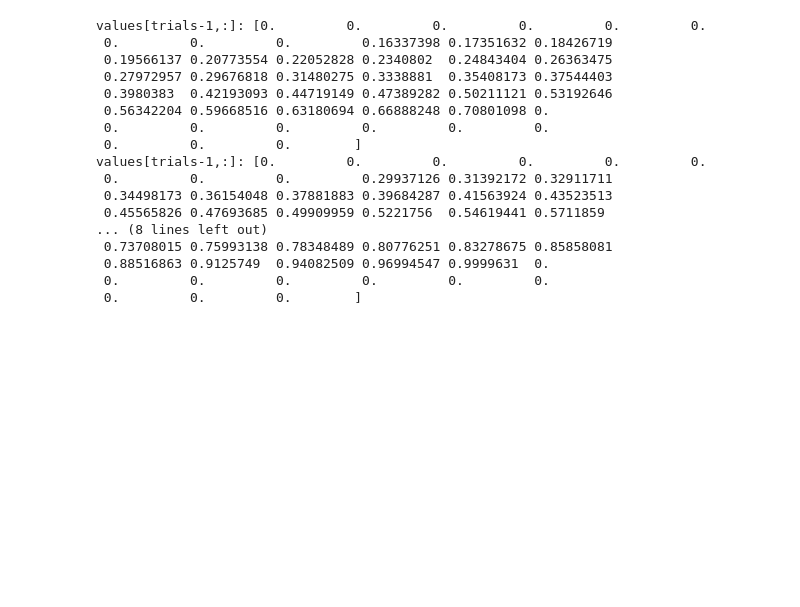
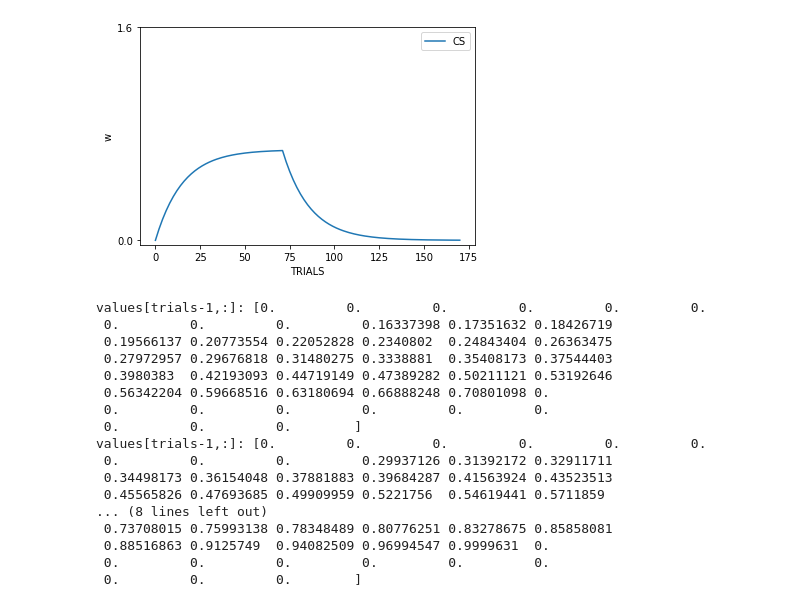
Before and after one commit to RongpingZhou/Classical_Conditioning, a Jupyter notebook: chapter14_paper.ipynb, the cells around one changed output. Saved outputs shown, nothing was run; the diff lists cells and outputs as text; code cells hidden in the pictures; blank space fills up the shorter version.

```diff
--- a/chapter14_paper.ipynb
+++ b/chapter14_paper.ipynb
@@ -376,0 +432,4 @@ figure_14_2_Presence_3()
+# %%
+figure_3_Paper()
+# %% [output]
+[figure, added]
```
Also changed, not shown: parts of 14 cells of this notebook.
